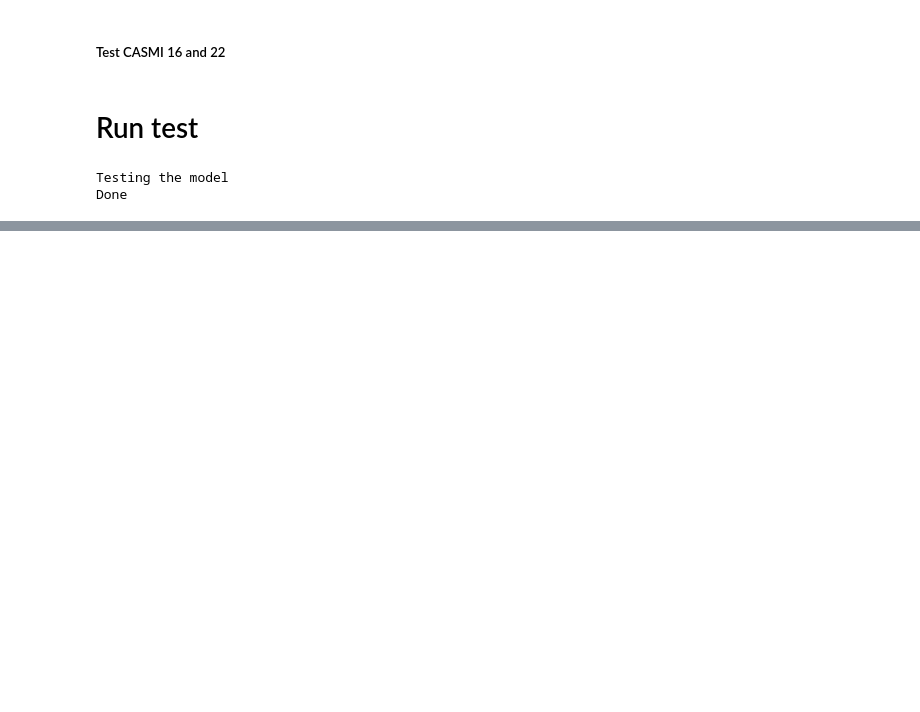
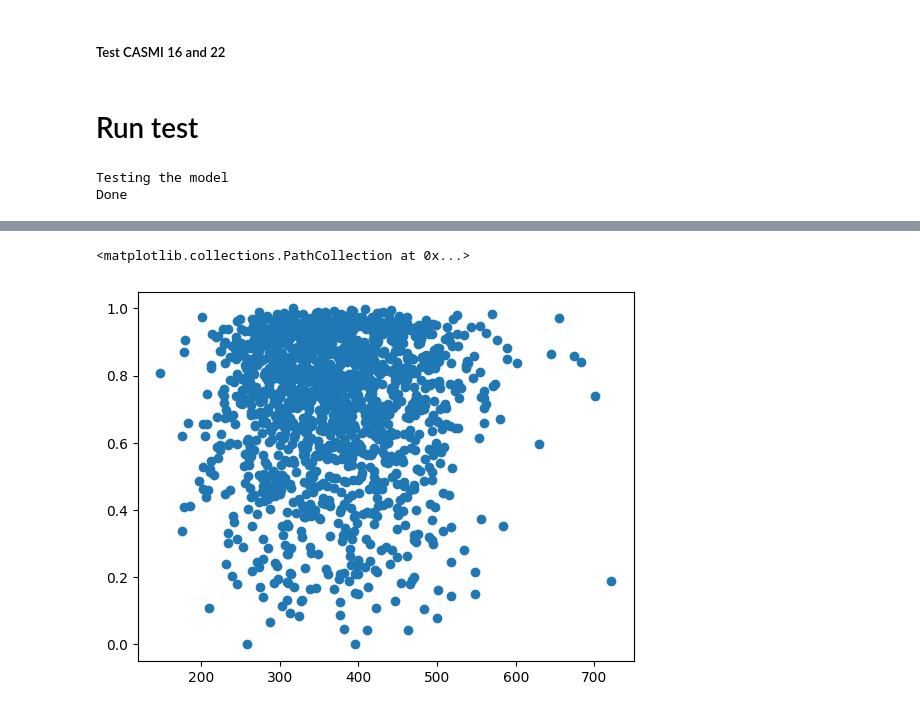
Before and after one commit to Micholms/ms_model_fiora, a Jupyter notebook: notebooks/evaluate_model.ipynb, the cells around one changed output, grey strips where cells are left out. Cells and saved outputs as stored; diff of their text form; code cells hidden in the pictures; blank space fills up the shorter version.

```diff
--- a/notebooks/evaluate_model.ipynb
+++ b/notebooks/evaluate_model.ipynb
@@ -532,0 +427,6 @@ plt.show()
+# %%
+plt.scatter(df_test["PrecursorMZ"],df_test["spectral_sqrt_cosine"])
+#plt.scatter(df_test['Well'],df_test["spectral_sqrt_cosine"])
+# %% [output]
+<matplotlib.collections.PathCollection at 0x...>
+[figure, added]
```
Also changed, not shown: parts of 38 cells of this notebook, 2 other files.
